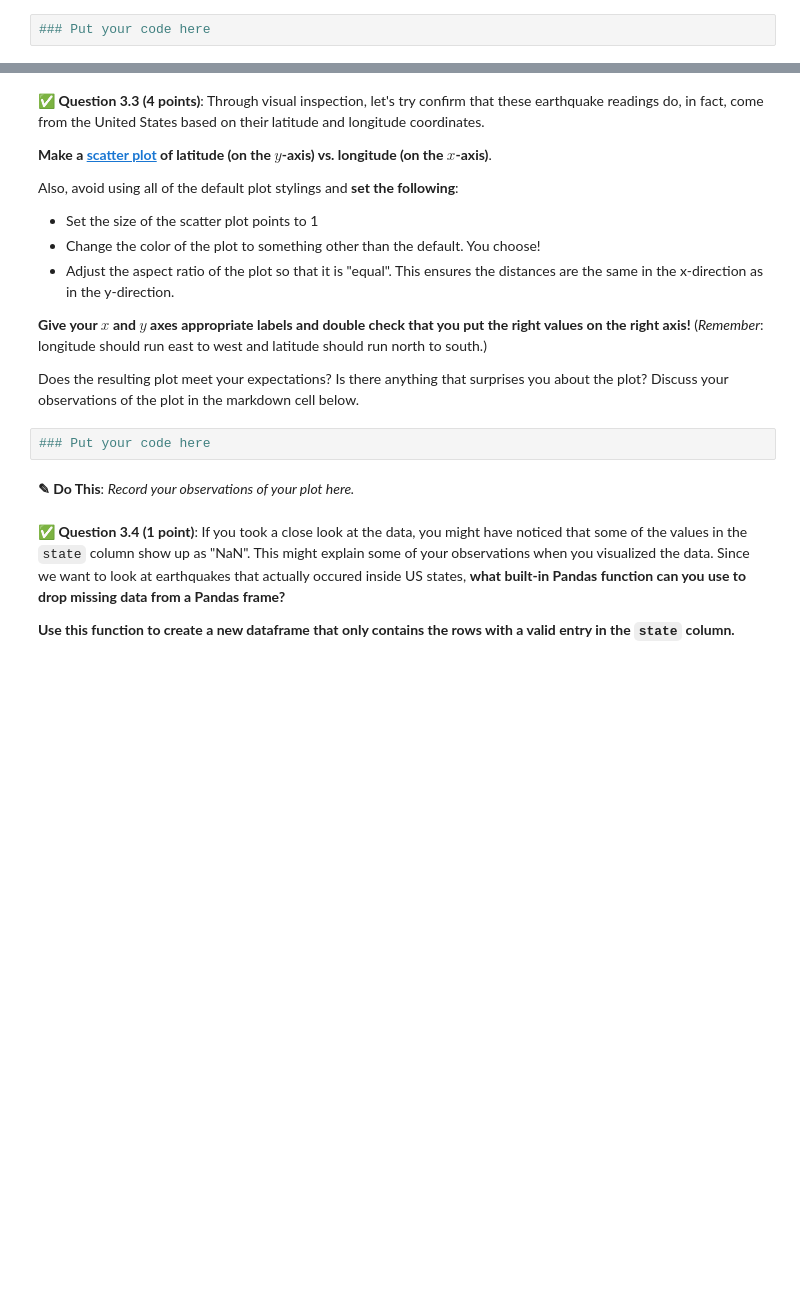
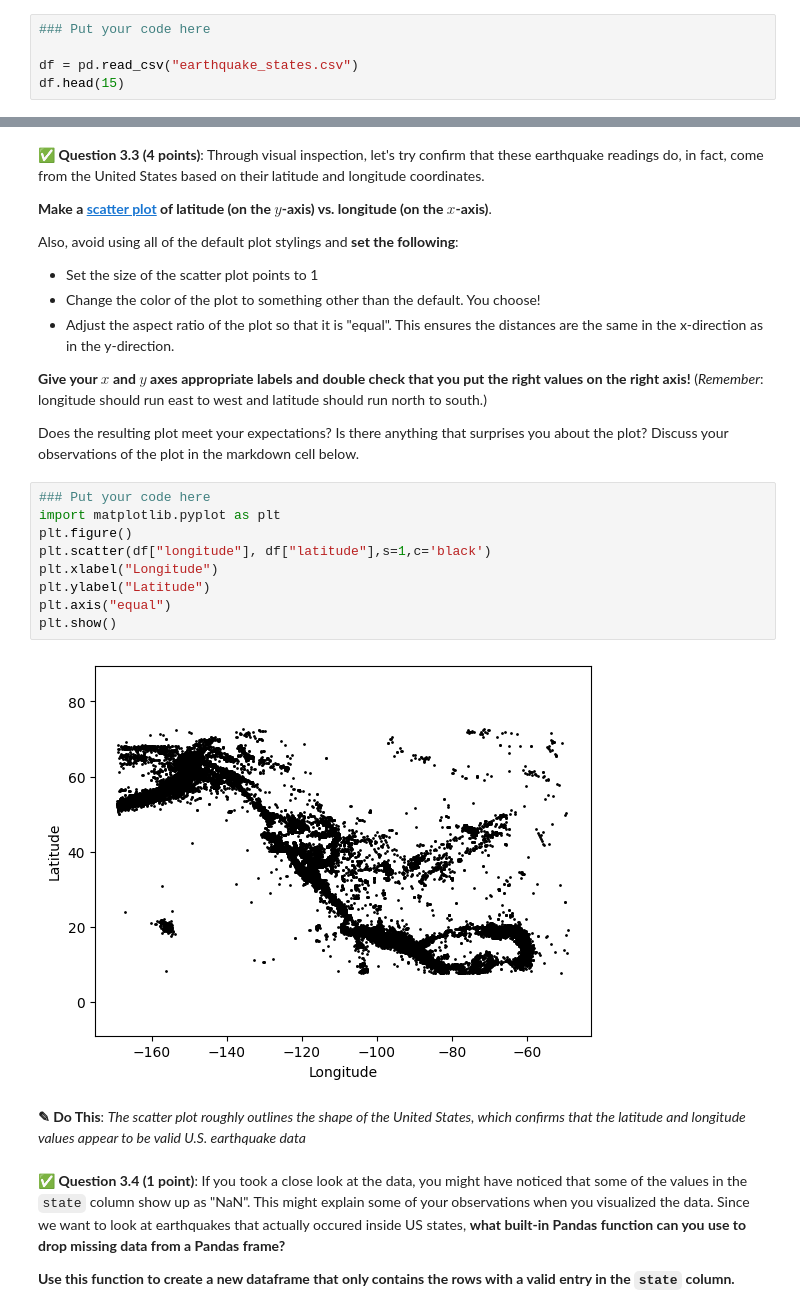
Before and after one commit to Nicolas0622/cmse202-s26-turnin, a Jupyter notebook: hw-01/HW-01_GitPracticeDebuggingPythonPackagesAndClasses-STUDENT.ipynb, the cells around one changed output, grey strips where cells are left out. Cells and saved outputs as stored; diff of their text form; blank space fills up the shorter version.

```diff
--- a/hw-01/HW-01_GitPracticeDebuggingPythonPackagesAndClasses-STUDENT.ipynb
+++ b/hw-01/HW-01_GitPracticeDebuggingPythonPackagesAndClasses-STUDENT.ipynb
@@ -354,3 +354,6 @@ That headline might be a alarming, but you're going to take a look at the data y
 &#9989; **Question 3.2 (2 points)**: To get started, **read in the `earthquake_states.csv` dataset** and then display the first 15 rows of the data using **Pandas**.
 # %%
 ### Put your code here
+
+df = pd.read_csv("earthquake_states.csv")
+df.head(15)
@@ -367,10 +387,19 @@ Also, avoid using all of the default plot stylings and **set the following**:
 **Give your $x$ and $y$ axes appropriate labels and double check that you put the right values on the right axis!** (*Remember*: longitude should run east to west and latitude should run north to south.)
 
 Does the resulting plot meet your expectations? Is there anything that surprises you about the plot? Discuss your observations of the plot in the markdown cell below.
-# %%
-### Put your code here
-# %% [markdown]
-**<font size=+3>&#9998;</font> Do This**: *Record your observations of your plot here.*
+# %%
+### Put your code here
+import matplotlib.pyplot as plt
+plt.figure()
+plt.scatter(df["longitude"], df["latitude"],s=1,c='black')
+plt.xlabel("Longitude")
+plt.ylabel("Latitude")
+plt.axis("equal")
+plt.show()
+# %% [output]
+[figure, added]
+# %% [markdown]
+**<font size=+3>&#9998;</font> Do This**: *The scatter plot roughly outlines the shape of the United States, which confirms that the latitude and longitude values appear to be valid U.S. earthquake data*
 # %% [markdown]
 &#9989; **Question 3.4 (1 point)**: If you took a close look at the data, you might have noticed that some of the values in the `state` column show up as "NaN". This might explain some of your observations when you visualized the data. Since we want to look at earthquakes that actually occured inside US states, **what built-in Pandas function can you use to drop missing data from a Pandas frame?**
 
```
Also changed, not shown: parts of 13 cells of this notebook.
